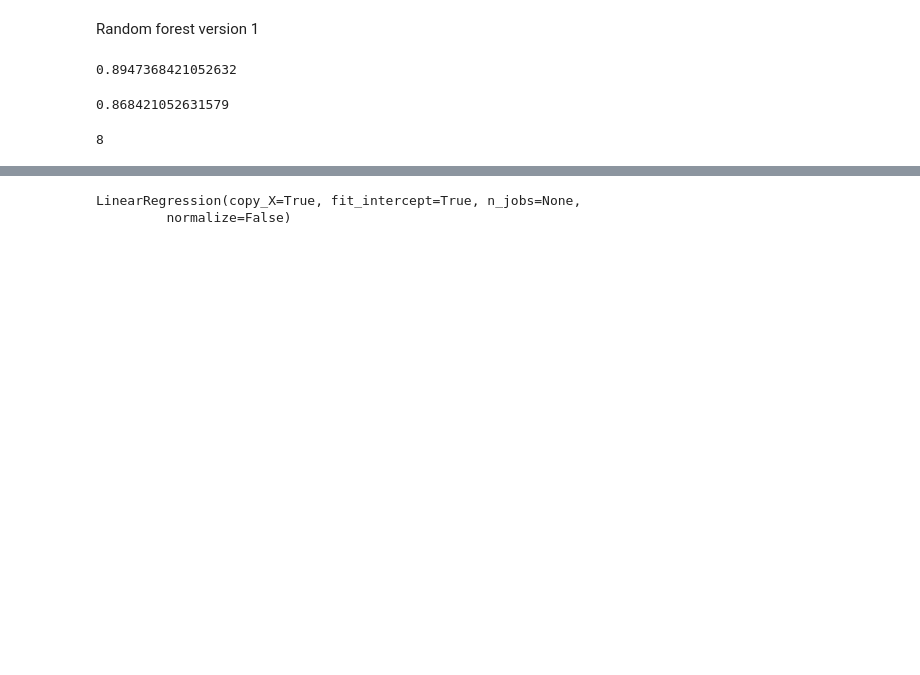
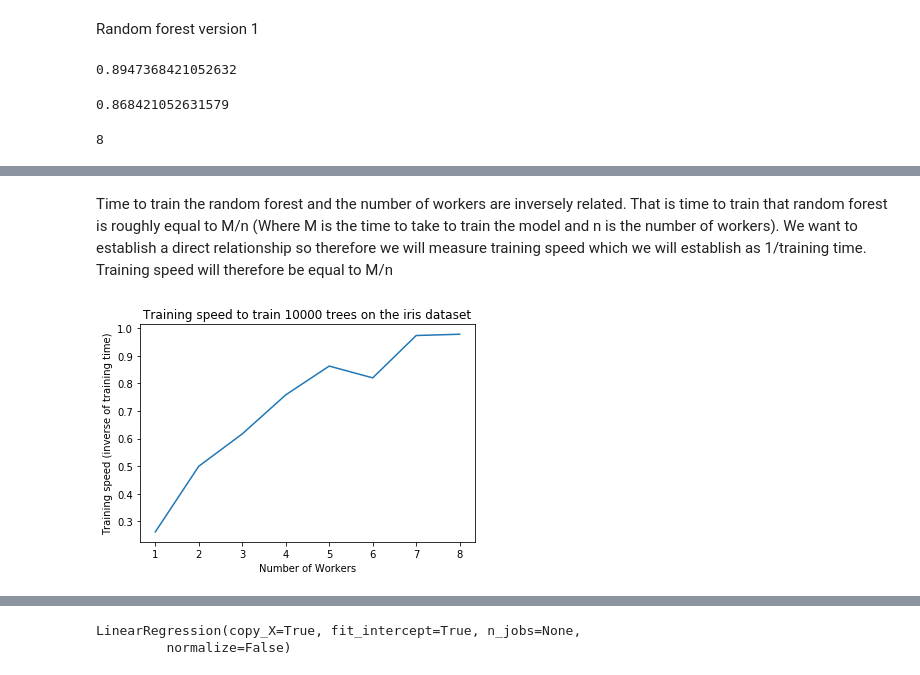
Before and after one commit to JuanMantica123/vanet_simulator, a Jupyter notebook: Random_Forest.ipynb, the cells around one changed output, grey strips where cells are left out. Cells and saved outputs as stored; diff of their text form; code cells hidden in the pictures; blank space fills up the shorter version.

```diff
--- a/Random_Forest.ipynb
+++ b/Random_Forest.ipynb
@@ -130,3 +130,17 @@ plt_results(workers,times,"iris",n_trees_iris)
+# %% [markdown]
+Time to train the random forest and the number of workers are inversely related. That is time to train that random forest is roughly equal to M/n (Where M is the time to take to train the model and n is the number of workers). We want to establish a direct relationship so therefore we will measure training speed which we will establish as 1/training time. Training speed will therefore be equal to M/n
+# %%
+def plt_speeds(workers,times,name,num_trees):
+    rates = [1/time for time in times]
+    plt.plot(workers,rates)
+    plt.xlabel("Number of Workers")
+    plt.ylabel("Training speed (inverse of training time)")
+    plt.title("Training speed to train {} trees on the {} dataset".format(num_trees,name))
+    plt.show()
+# %%
+plt_speeds(workers,times,"iris",n_trees_iris)
+# %% [output]
+[figure, added]
 # %%
 breast = datasets.load_breast_cancer()
 # %%
```
Also changed, not shown: parts of 14 cells of this notebook.
